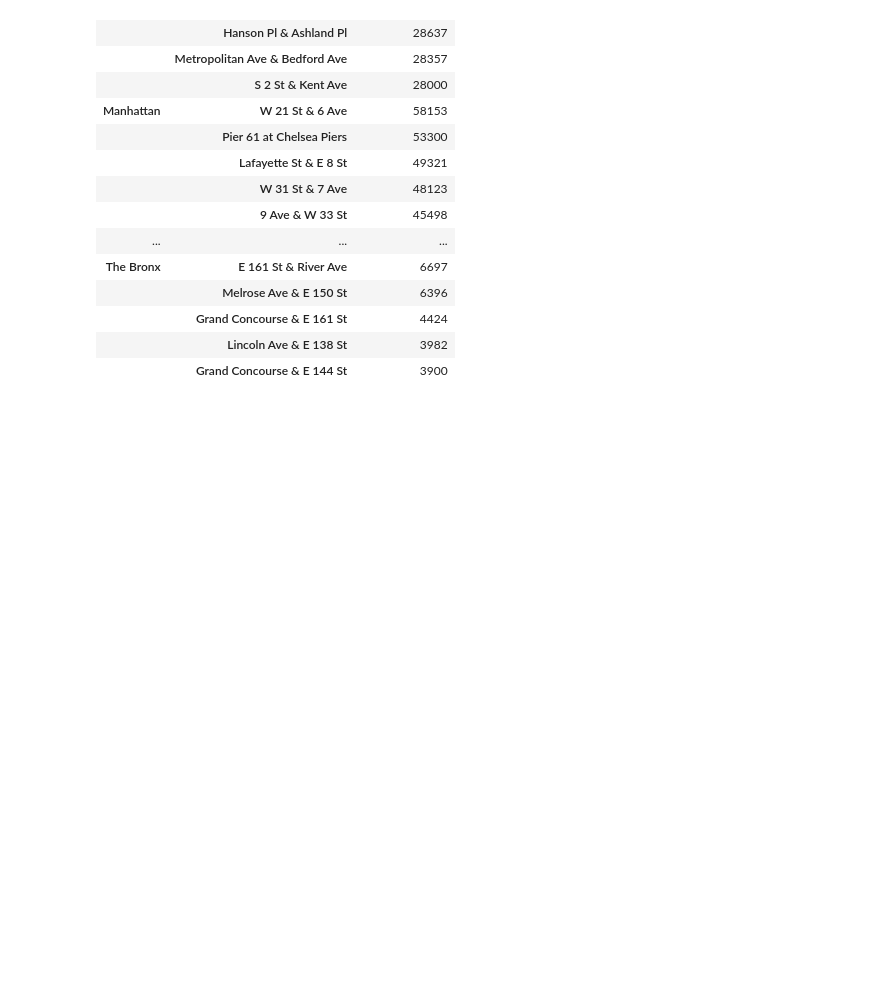
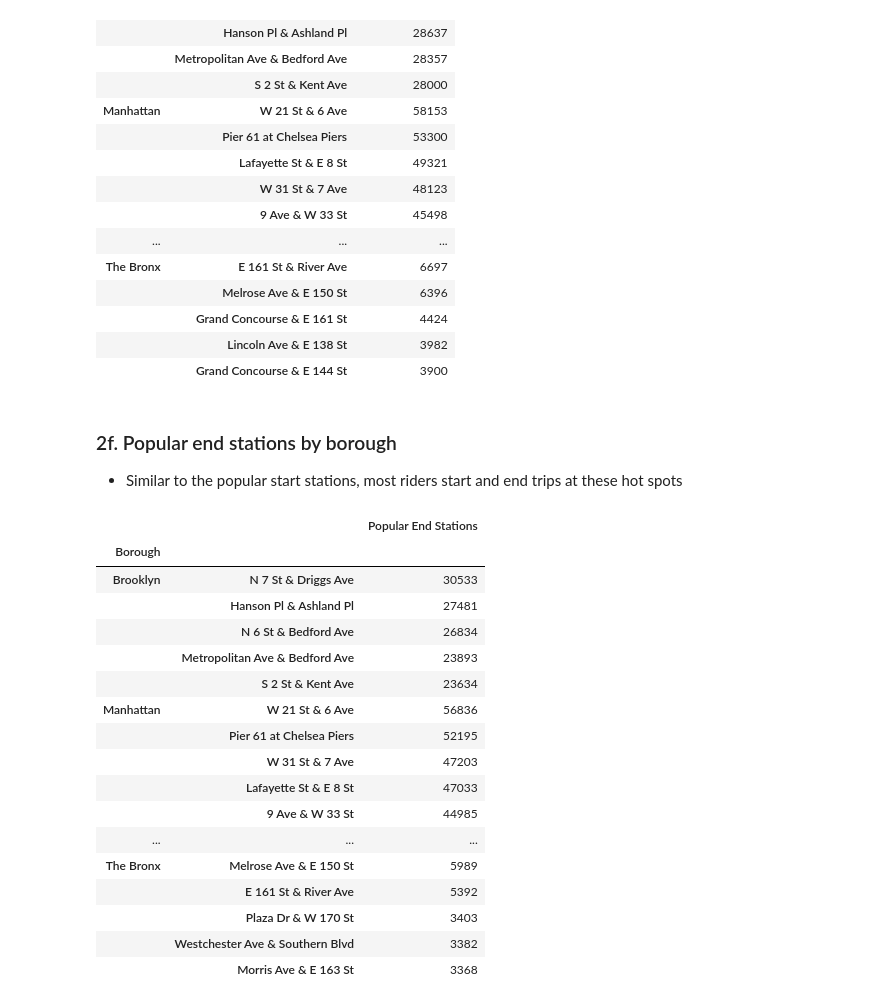
Before and after one commit to kazirshahria/citi-bike, a Jupyter notebook: notebook/02_data_analysis.ipynb, the cells around one changed output. Drawn from its saved outputs; the diff is of its cells as text; code cells hidden in the pictures; blank space fills up the shorter version.

```diff
--- a/notebook/02_data_analysis.ipynb
+++ b/notebook/02_data_analysis.ipynb
@@ -200,3 +202,37 @@ df3.groupby(
 |  | Grand Concourse & E 161 St | 4424 |
 |  | Lincoln Ave & E 138 St | 3982 |
 |  | Grand Concourse & E 144 St | 3900 |
+# %% [markdown]
+### 2f. Popular end stations by borough
+
+- Similar to the popular start stations, most riders start and end trips at these hot spots
+# %%
+df3.groupby(
+    ['start_borough']
+)['end_station_name'].apply(
+    lambda group:
+    group.value_counts().head()
+).rename_axis(
+    index={
+        'start_borough': 'Borough'
+    }
+).to_frame('Popular End Stations')
+# %% [output]
+|  |  | Popular End Stations |
+| Borough |  |  |
+| Brooklyn | N 7 St & Driggs Ave | 30533 |
+|  | Hanson Pl & Ashland Pl | 27481 |
+|  | N 6 St & Bedford Ave | 26834 |
+|  | Metropolitan Ave & Bedford Ave | 23893 |
+|  | S 2 St & Kent Ave | 23634 |
+| Manhattan | W 21 St & 6 Ave | 56836 |
+|  | Pier 61 at Chelsea Piers | 52195 |
+|  | W 31 St & 7 Ave | 47203 |
+|  | Lafayette St & E 8 St | 47033 |
+|  | 9 Ave & W 33 St | 44985 |
+| ... | ... | ... |
+| The Bronx | Melrose Ave & E 150 St | 5989 |
+|  | E 161 St & River Ave | 5392 |
+|  | Plaza Dr & W 170 St | 3403 |
+|  | Westchester Ave & Southern Blvd | 3382 |
+|  | Morris Ave & E 163 St | 3368 |
```
Also changed, not shown: parts of 9 cells of this notebook.
